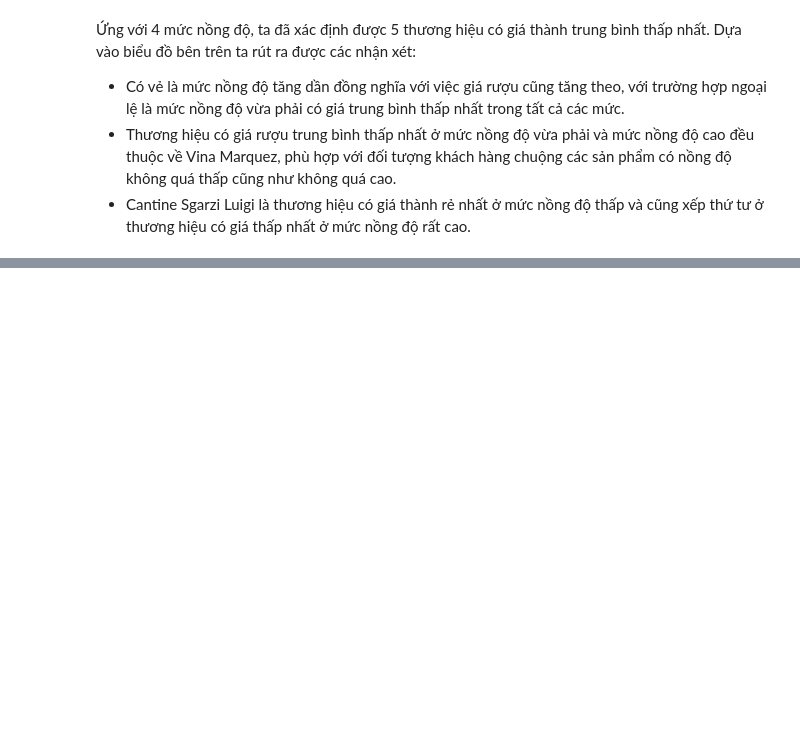
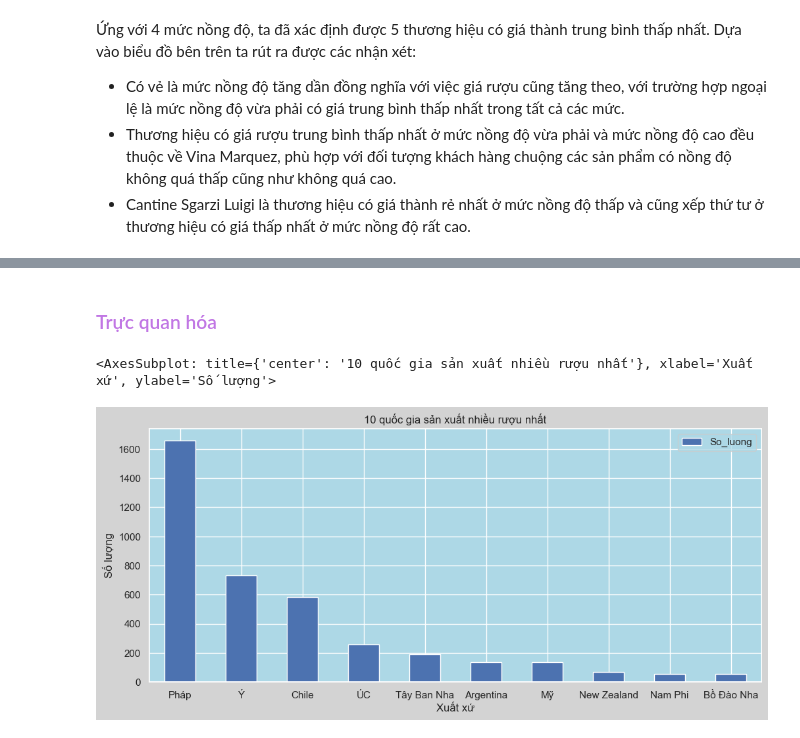
Before and after one commit to nmnghia0506/-NMKHDL_20_21, a Jupyter notebook: DatCauHoi.ipynb, the cells around one changed output, grey strips where cells are left out. Drawn from its saved outputs; the diff is of its cells as text; code cells hidden in the pictures; blank space fills up the shorter version.

```diff
--- a/DatCauHoi.ipynb
+++ b/DatCauHoi.ipynb
@@ -346,0 +454,8 @@ plt.tight_layout()
+# %%
+temp = df[['Xuat_xu','Thuong_hieu','Ma_sp']]
+items = ['Xuat_xu','Thuong_hieu','Ma_sp']
+temp = temp.dropna()
+numProduct = temp.groupby(df['Xuat_xu'])["Thuong_hieu"].value_counts()
+numProduct = numProduct.to_frame()
+numProduct.columns = ["So_luong"]
+numProduct
@@ -346,0 +477,11 @@ plt.tight_layout()
+# %% [markdown]
+<h3 style='color:#c177e4'> Trực quan hóa</h3>
+# %%
+numProductPerCountry = numProduct.groupby(level=0).sum()
+numProductPerCountry = numProductPerCountry.sort_values(by = 'So_luong',ascending=False)
+top_10 = numProductPerCountry.head(10)
+top_10.plot(kind = 'bar', rot = 0, title = "10 quốc gia sản xuất nhiều rượu nhất", xlabel = "Xuất xứ", ylabel = "Số lượng",
+          figsize = (12,5))
+# %% [output]
+<AxesSubplot: title={'center': '10 quốc gia sản xuất nhiều rượu nhất'}, xlabel='Xuất xứ', ylabel='Số lượng'>
+[figure, added]
```
Also changed, not shown: parts of 25 cells of this notebook.
